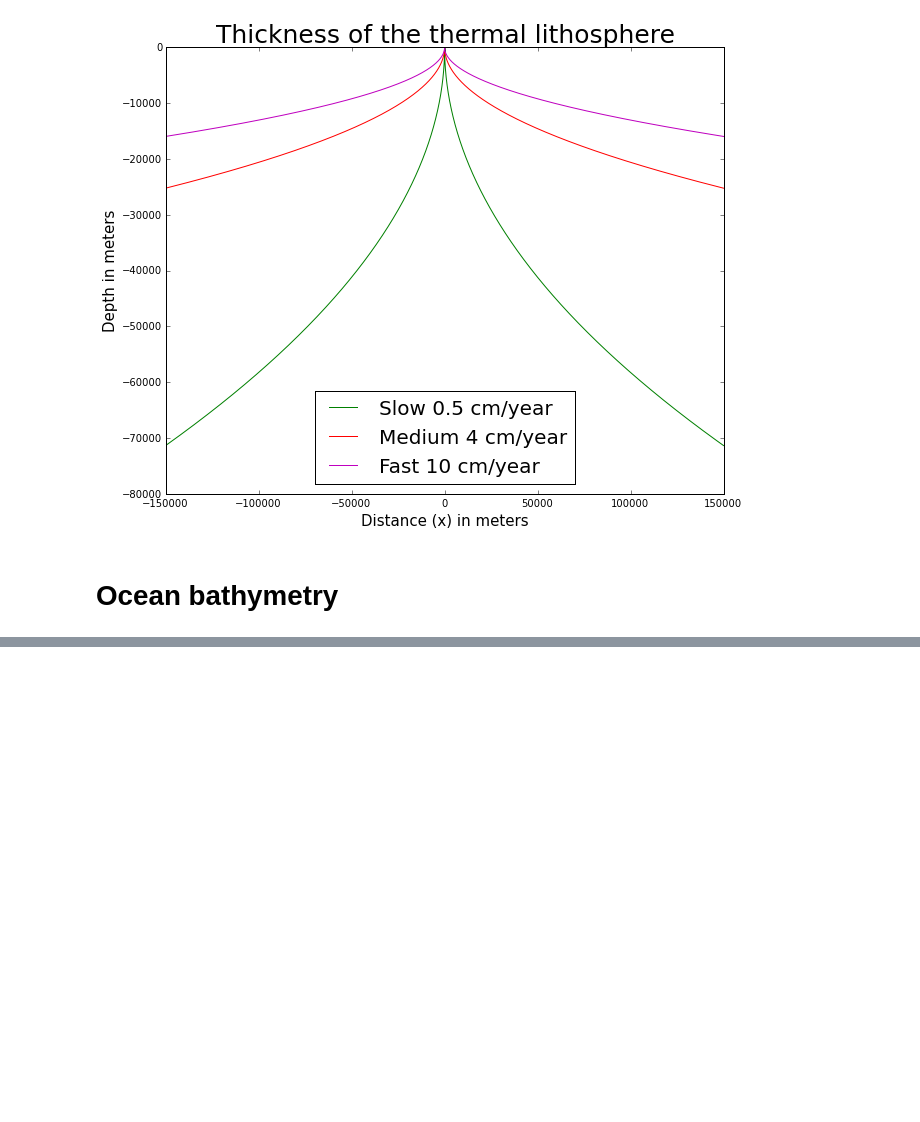
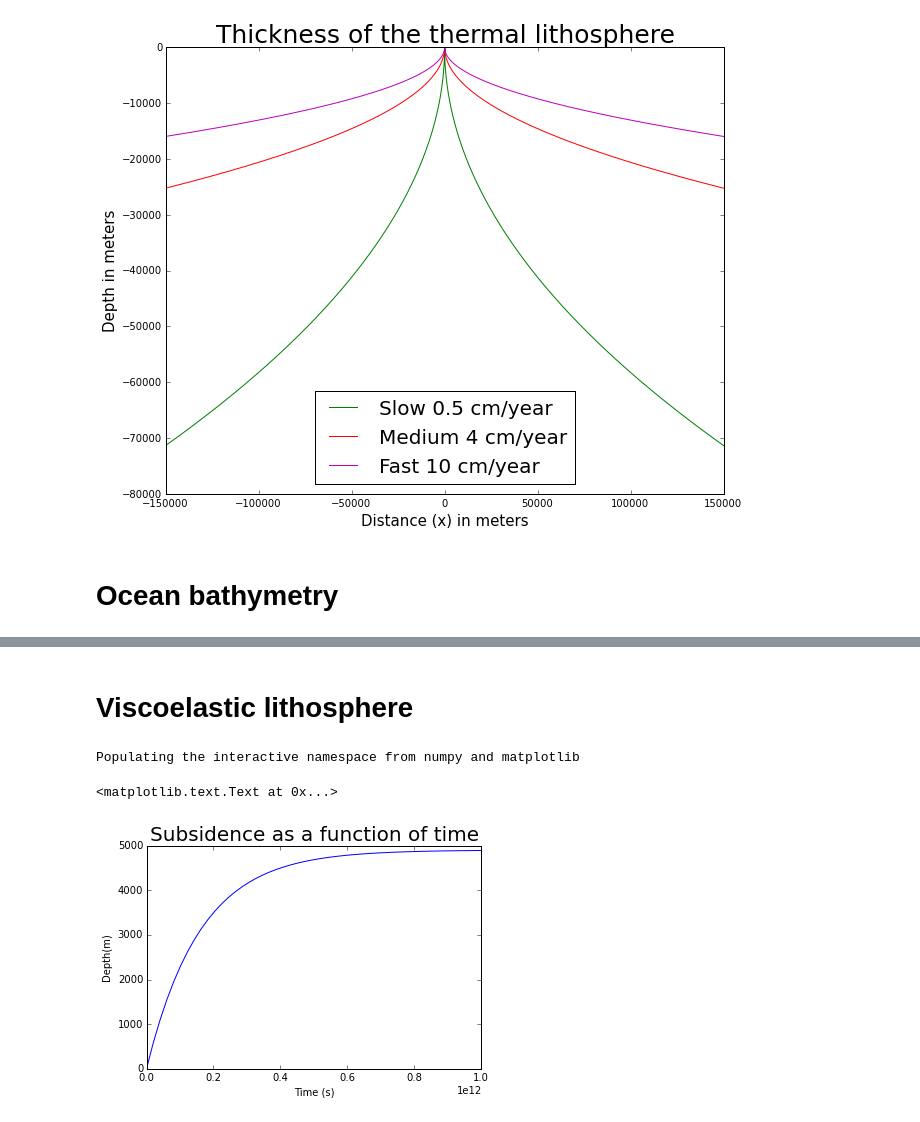
Before and after one commit to SbastianGarzon/Geodynamics, a Jupyter notebook: OceanicPlates/oceanicPlates.ipynb, the cells around one changed output, grey strips where cells are left out. Saved outputs shown, nothing was run; the diff lists cells and outputs as text; code cells hidden in the pictures; blank space fills up the shorter version.

```diff
--- a/OceanicPlates/oceanicPlates.ipynb
+++ b/OceanicPlates/oceanicPlates.ipynb
@@ -112,0 +146,17 @@ gs.tight_layout(fig)
+# %% [markdown]
+# Viscoelastic lithosphere
+# %%
+%pylab inline
+x=linspace(0,1*10**12)
+y=linspace(1,1)*20
+def funcion(x):
+    p=-4900*exp(-x/(1.6*10**11))+4900
+    return p
+plot(x,funcion(x))
+title("Subsidence as a function of time",fontsize=20)
+xlabel("Time (s)")
+ylabel("Depth(m)")
+# %% [output]
+Populating the interactive namespace from numpy and matplotlib
+<matplotlib.text.Text at 0x...>
+[figure, added]
```
Also changed, not shown: parts of 3 cells of this notebook.
